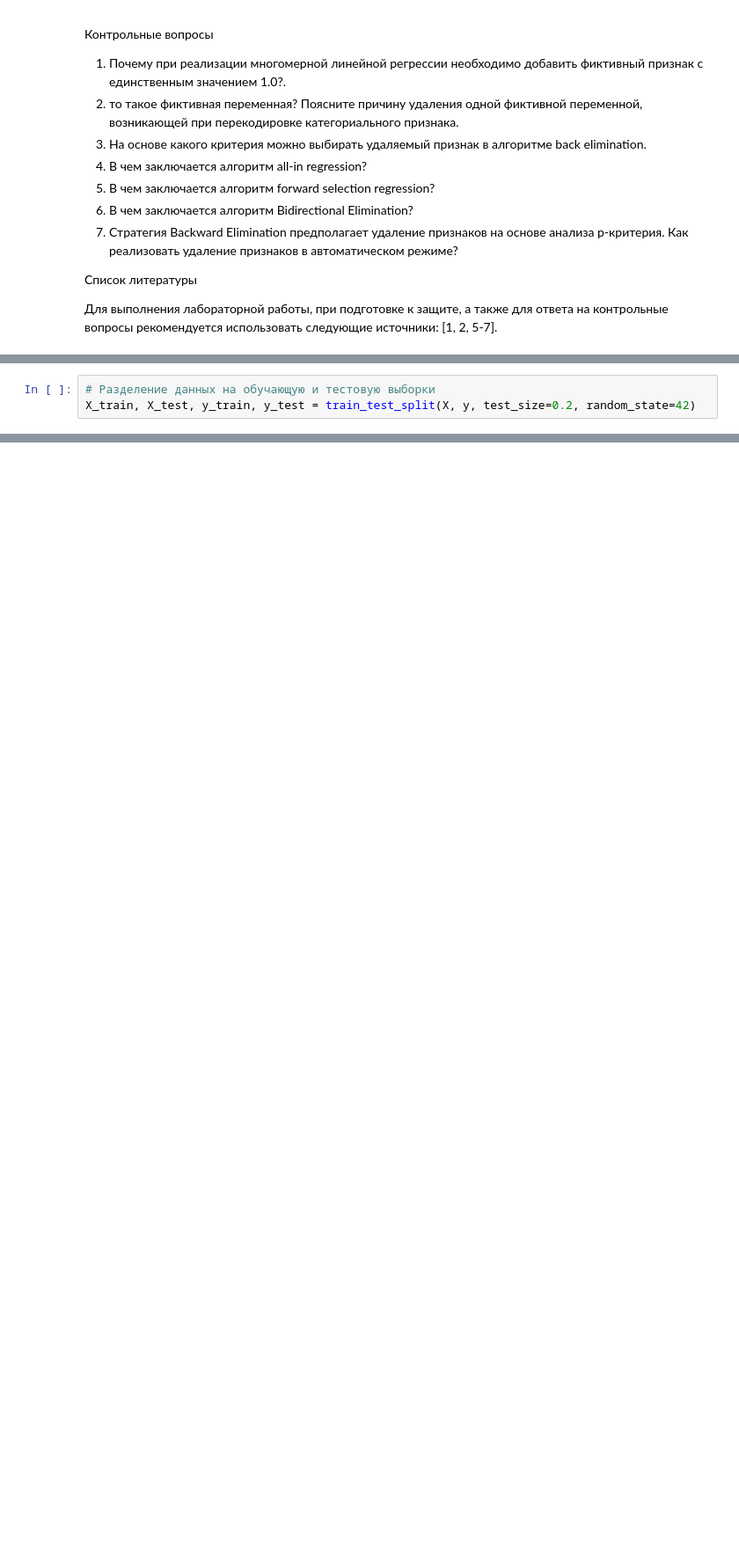
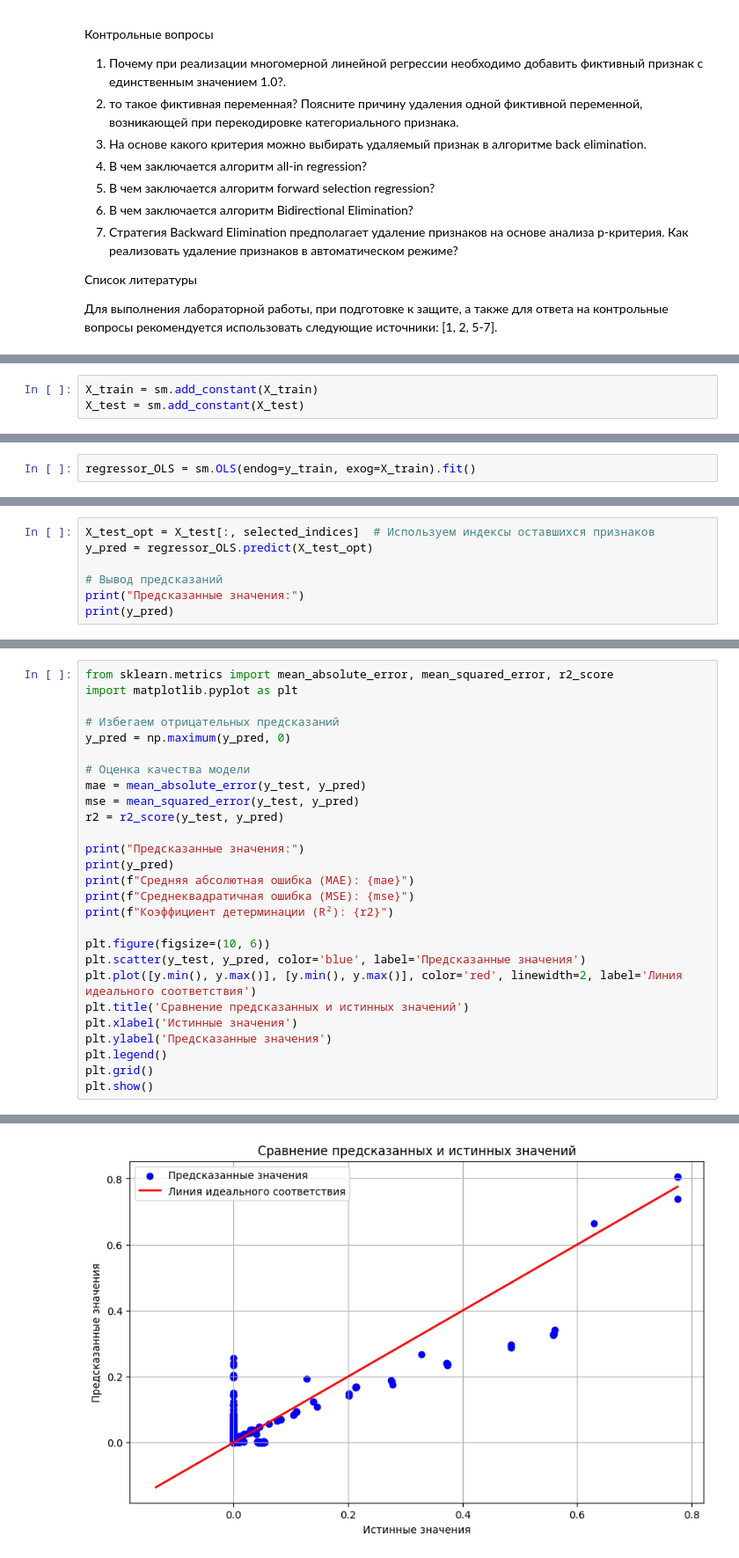
Before and after one commit to b221b/vis43, a Jupyter notebook: исит/Лабораторная 9/Lab9_homework.ipynb, the cells around one changed output, grey strips where cells are left out. Shown at 88% size. Saved outputs shown, nothing was run; the diff lists cells and outputs as text; blank space fills up the shorter version.

```diff
--- a/исит/Лабораторная 9/Lab9_homework.ipynb
+++ b/исит/Лабораторная 9/Lab9_homework.ipynb
@@ -419,3 +221,0 @@ y = data[target_variable]  # Определяем целевую перемен
-# %%
-# Разделение данных на обучающую и тестовую выборки
-X_train, X_test, y_train, y_test = train_test_split(X, y, test_size=0.2, random_state=42)
@@ -545,0 +224,3 @@ print(f'Gradient Boosting Average MSE over {num_iterations} iterations: {np.mean
+# %%
+X_train = sm.add_constant(X_train)
+X_test = sm.add_constant(X_test)
@@ -545,0 +229,2 @@ print(f'Gradient Boosting Average MSE over {num_iterations} iterations: {np.mean
+# %%
+regressor_OLS = sm.OLS(endog=y_train, exog=X_train).fit()
@@ -545,0 +252,7 @@ print(f'Gradient Boosting Average MSE over {num_iterations} iterations: {np.mean
+# %%
+X_test_opt = X_test[:, selected_indices]  # Используем индексы оставшихся признаков
+y_pred = regressor_OLS.predict(X_test_opt)
+
+# Вывод предсказаний
+print("Предсказанные значения:")
+print(y_pred)
@@ -545,0 +265,28 @@ print(f'Gradient Boosting Average MSE over {num_iterations} iterations: {np.mean
+# %%
+from sklearn.metrics import mean_absolute_error, mean_squared_error, r2_score
+import matplotlib.pyplot as plt
+
+# Избегаем отрицательных предсказаний
+y_pred = np.maximum(y_pred, 0)
+
+# Оценка качества модели
+mae = mean_absolute_error(y_test, y_pred)
+mse = mean_squared_error(y_test, y_pred)
+r2 = r2_score(y_test, y_pred)
+
+print("Предсказанные значения:")
+print(y_pred)
+print(f"Средняя абсолютная ошибка (MAE): {mae}")
+print(f"Среднеквадратичная ошибка (MSE): {mse}")
+print(f"Коэффициент детерминации (R²): {r2}")
+
+plt.figure(figsize=(10, 6))
+plt.scatter(y_test, y_pred, color='blue', label='Предсказанные значения')
+plt.plot([y.min(), y.max()], [y.min(), y.max()], color='red', linewidth=2, label='Линия идеального соответствия')
+plt.title('Сравнение предсказанных и истинных значений')
+plt.xlabel('Истинные значения')
+plt.ylabel('Предсказанные значения')
+plt.legend()
+plt.grid()
+plt.show()
+# %% [output]
@@ -545,0 +298 @@ print(f'Gradient Boosting Average MSE over {num_iterations} iterations: {np.mean
+[figure, added]
```
Also changed, not shown: parts of 29 cells of this notebook, 5 other files.
